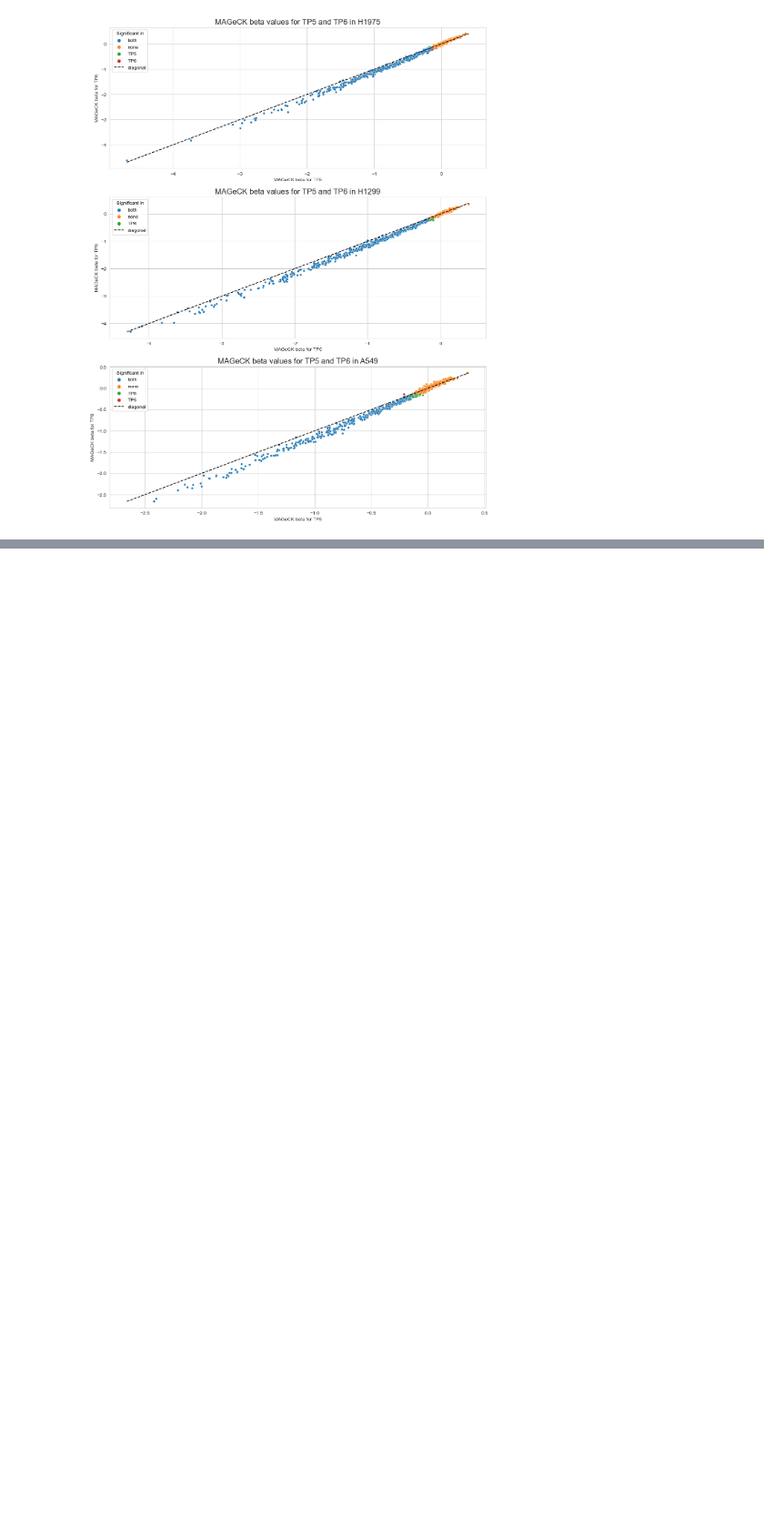
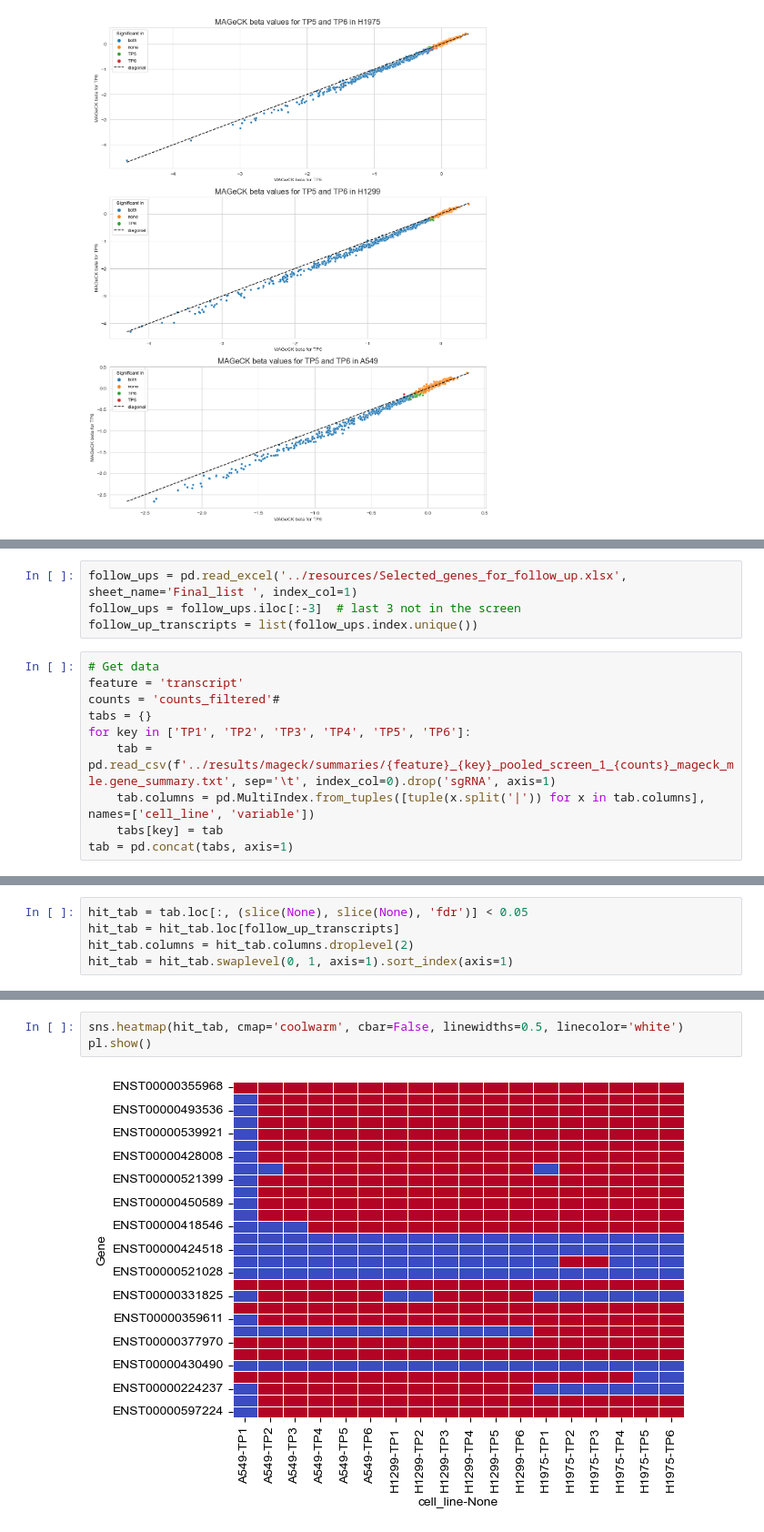
Before and after one commit to stefanpeidli/SYM101, a Jupyter notebook: notebooks/pooled_screen_1_mageck_advanced.ipynb, the cells around one changed output, grey strips where cells are left out. Shown at 91% size. Saved outputs shown, nothing was run; the diff lists cells and outputs as text; blank space fills up the shorter version.

Commit message:
Check followup genes

```diff
--- a/notebooks/pooled_screen_1_mageck_advanced.ipynb
+++ b/notebooks/pooled_screen_1_mageck_advanced.ipynb
@@ -365,0 +368,14 @@ pl.show()
+# %%
+follow_ups = pd.read_excel('../resources/Selected_genes_for_follow_up.xlsx', sheet_name='Final_list ', index_col=1)
+follow_ups = follow_ups.iloc[:-3]  # last 3 not in the screen
+follow_up_transcripts = list(follow_ups.index.unique())
+# %%
+# Get data
+feature = 'transcript'
+counts = 'counts_filtered'#
+tabs = {}
+for key in ['TP1', 'TP2', 'TP3', 'TP4', 'TP5', 'TP6']:
+    tab = pd.read_csv(f'../results/mageck/summaries/{feature}_{key}_pooled_screen_1_{counts}_mageck_mle.gene_summary.txt', sep='\t', index_col=0).drop('sgRNA', axis=1)
+    tab.columns = pd.MultiIndex.from_tuples([tuple(x.split('|')) for x in tab.columns], names=['cell_line', 'variable'])
+    tabs[key] = tab
+tab = pd.concat(tabs, axis=1)
@@ -365,0 +401,5 @@ pl.show()
+# %%
+hit_tab = tab.loc[:, (slice(None), slice(None), 'fdr')] < 0.05
+hit_tab = hit_tab.loc[follow_up_transcripts]
+hit_tab.columns = hit_tab.columns.droplevel(2)
+hit_tab = hit_tab.swaplevel(0, 1, axis=1).sort_index(axis=1)
@@ -365,0 +428,5 @@ pl.show()
+# %%
+sns.heatmap(hit_tab, cmap='coolwarm', cbar=False, linewidths=0.5, linecolor='white')
+pl.show()
+# %% [output]
+[figure, added]
```
Also changed, not shown: parts of 4 cells of this notebook, 2 other files.
